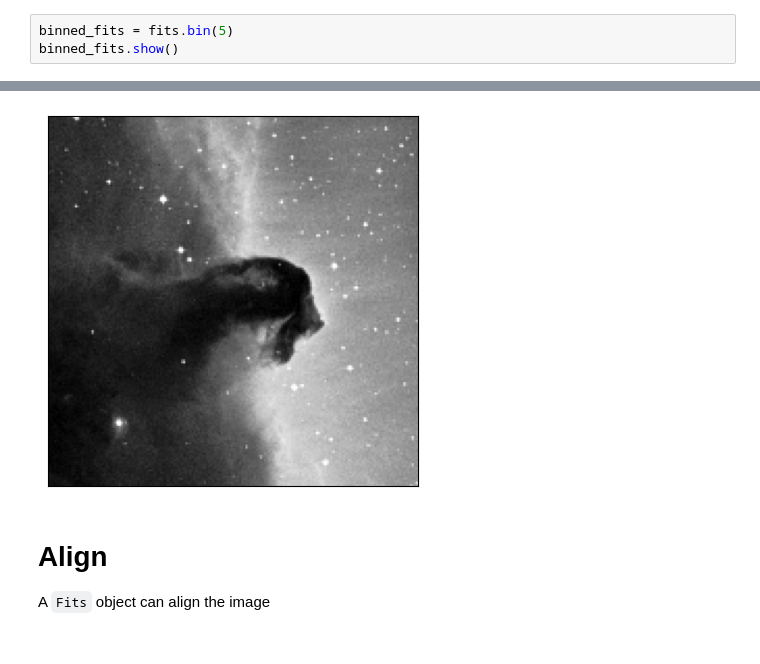
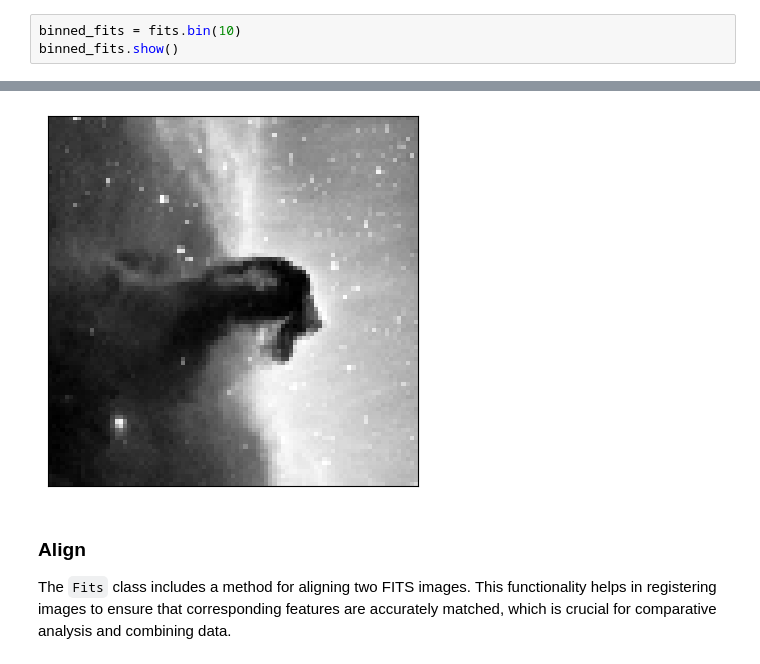
Before and after one commit to myrafproject/myrafproject, a Jupyter notebook: example/fits/transformation.ipynb, the cells around one changed output, grey strips where cells are left out. Cells and saved outputs as stored; diff of their text form.

```diff
--- a/example/fits/transformation.ipynb
+++ b/example/fits/transformation.ipynb
@@ -39,4 +53,4 @@ A `Fits` object can bin the image
 # %%
-binned_fits = fits.bin(5)
+binned_fits = fits.bin(10)
 binned_fits.show()
 # %% [output]
@@ -44,6 +57,6 @@ WARNING: FITSFixedWarning: 'datfix' made the change 'Set MJD-OBS to 48247.575694
-[figure, old version]
+[figure, new version]
-# %% [markdown]
-# Align
-
-A `Fits` object can align the image
+# %% [markdown]
+### Align
+
+The `Fits` class includes a method for aligning two FITS images. This functionality helps in registering images to ensure that corresponding features are accurately matched, which is crucial for comparative analysis and combining data.
 # %%
```
Also changed, not shown: parts of 17 cells of this notebook, 31 other files.
